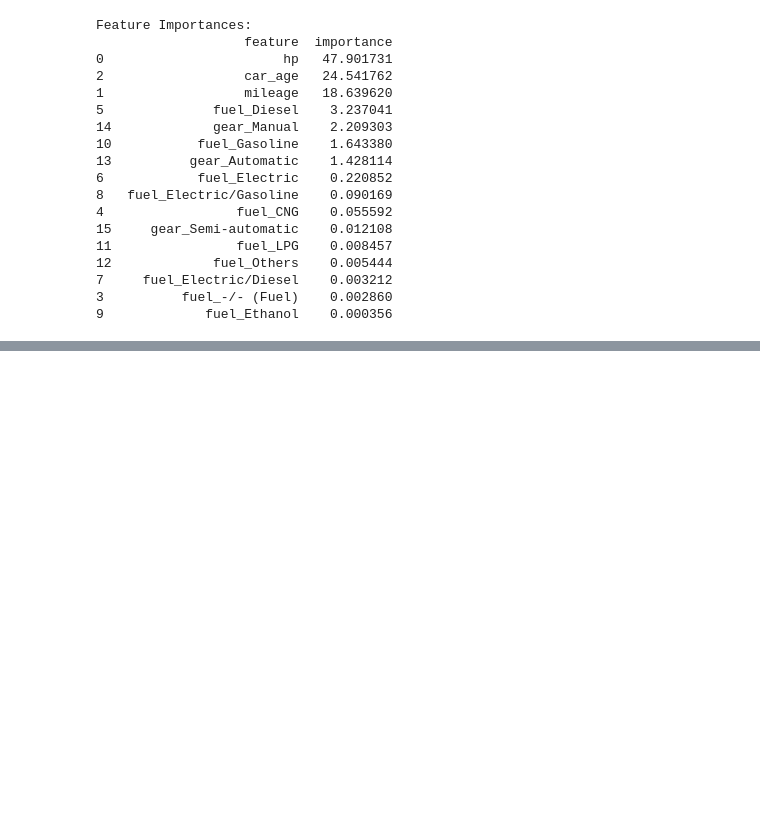
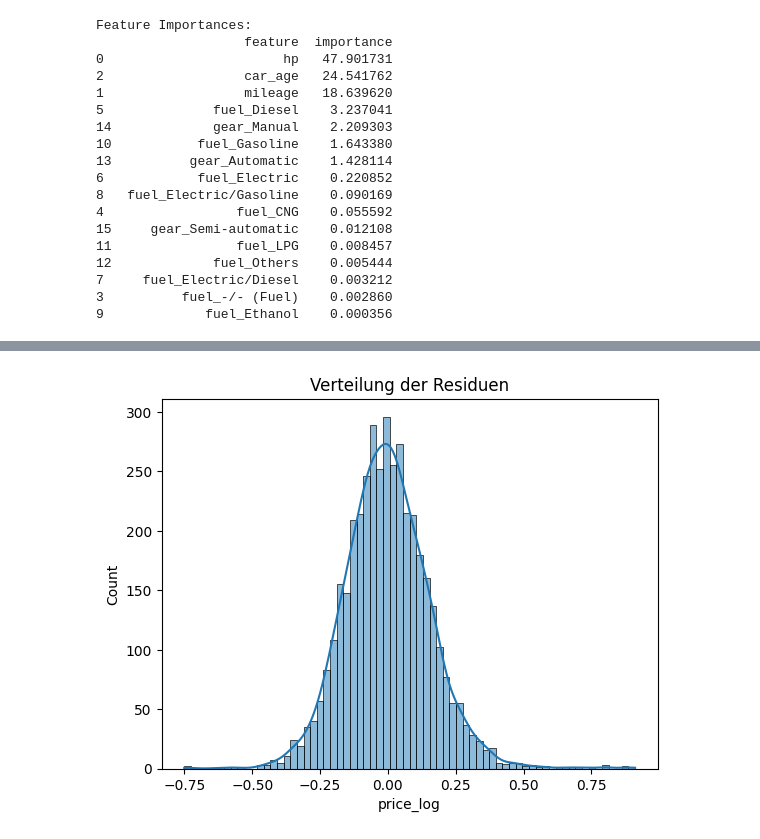
Before and after one commit to evadatadev/AutoScout24-Car-Market-Analytics, a Jupyter notebook: notebooks/machine_learning.ipynb, the cells around one changed output, grey strips where cells are left out. Drawn from its saved outputs; the diff is of its cells as text; code cells hidden in the pictures; blank space fills up the shorter version.

```diff
--- a/notebooks/machine_learning.ipynb
+++ b/notebooks/machine_learning.ipynb
@@ -454,0 +483,8 @@ Das Modell zeigt:
+# %%
+# Fehlerverteilung
+
+sns.histplot(residuals, kde=True)
+plt.title("Verteilung der Residuen")
+plt.show()
+# %% [output]
+[figure, added]
```
Also changed, not shown: parts of 18 cells of this notebook, 4 other files.
